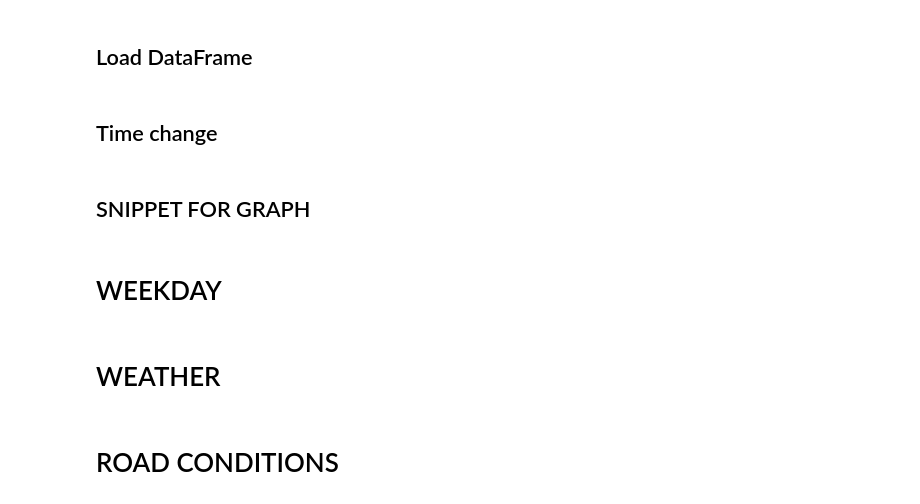
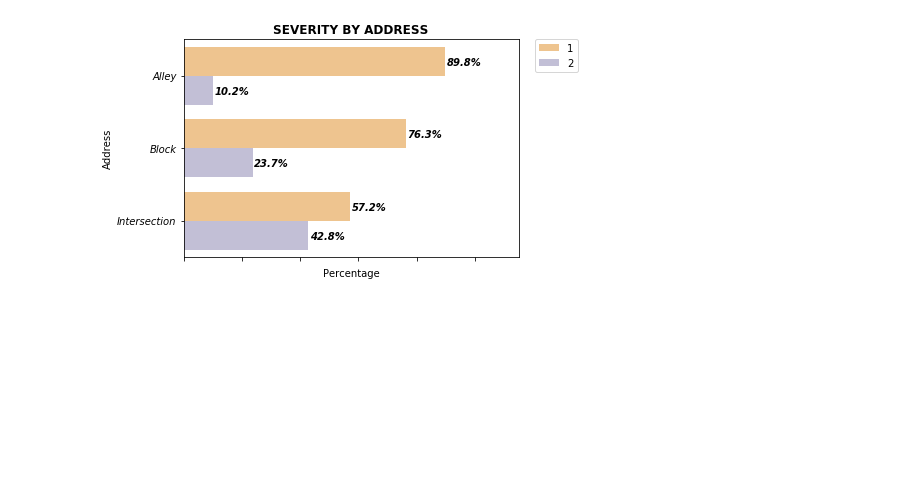
Before and after one commit to Antonio141/Coursera_Capstone, a Jupyter notebook: provaaa.ipynb, the cells around one changed output. Drawn from its saved outputs; the diff is of its cells as text; code cells hidden in the pictures; blank space fills up the shorter version.

```diff
--- a/provaaa.ipynb
+++ b/provaaa.ipynb
@@ -3,38 +3,41 @@ import pandas as pd
 import numpy as np
 import matplotlib.pyplot as plt
 import seaborn as sns
+
+df = pd.read_csv('D:/personale/MACHINELEARNING/IBM/capstone/file_for_graphs.csv')
-# %% [markdown]
-## Load DataFrame
-# %%
-df = pd.read_csv('D:/personale/MACHINELEARNING/IBM/capstone/df_district.csv')
-pd.set_option('display.max_rows', None)
-pd.set_option('display.max_columns', None)
-# %% [markdown]
-## Time change
-# %% [markdown]
-## SNIPPET FOR GRAPH
 # %%
-# temp= df.groupby(['UNDERINFL', 'DISTRICT'])['SEVERITYCODE'].value_counts(normalize=True).mul(100).rename('percentage').reset_index().sort_index()
-# # temp
-# # figsize=(6,6)
-# plt.figure()
-# chart = sns.barplot(data = temp, x = 'percentage', y= 'UNDERINFL', hue= 'SEVERITYCODE', linewidth=2, palette='PuOr')
-# chart.set_title('SEVERITY BY CYCLISTS INVOLVED', weight='bold')
-# chart.set_xticklabels(chart.get_xticklabels(), rotation=45, horizontalalignment='right')
-# chart.set_yticklabels(chart.get_yticklabels(), rotation=0, horizontalalignment='right', style='italic')
-# chart.set_xlabel('Percentage')
-# chart.set_ylabel('Cyclists Involved')
-# chart.set_xbound(upper=115)
-# # chart.set_ybound(lower=-1,upper=10)
+# df['VEHCOUNT'].unique()
+# df['VEHCOUNT'].replace( \
+# to_replace=('0','1','2','3 or more','3',4,5,6), \
+# value=('Zero','One','Two','Three or more','Three or more','Four','Five','Six or more'), \
+# inplace=True)
 
-# plt.legend(bbox_to_anchor=(1.05, 1), loc=2, borderaxespad=0.)
+temp= df.groupby(['ADDRTYPE'])['SEVERITYCODE'].value_counts(normalize=True).mul(100).rename('percentage').reset_index().sort_index()
 
-# total=100
-# new_value=0.5
-# for p in chart.patches:
-#         percent = '{:.1f}%'.format(100 * p.get_width()/total)
-#         x =  p.get_width() + .5
-#         y = p.get_y() + p.get_height() - .15
-#         chart.annotate(percent, (x, y), fontsize=10, color='k', weight='bold', style='italic')
+plt.figure()
+chart = sns.barplot(data = temp, x = 'percentage', y= 'ADDRTYPE', hue= 'SEVERITYCODE', linewidth=2, palette='PuOr')
+# , order=('Zero','One','Two','Three','Four','Five','Six or more')
+chart.set_title('SEVERITY BY ADDRESS', weight='bold')
+chart.set_xticklabels(chart.get_xticklabels(), rotation=45, horizontalalignment='right')
+chart.set_yticklabels(chart.get_yticklabels(), rotation=0, horizontalalignment='right', style='italic')
+chart.set_xlabel('Percentage')
+chart.set_ylabel('Address')
+chart.set_xbound(upper=115)
+# chart.set_ybound(lower=-1,upper=10)
+
+plt.legend(bbox_to_anchor=(1.05, 1), loc=2, borderaxespad=0.)
+
+total=100
+new_value=0.5
+for p in chart.patches:
+        percent = '{:.1f}%'.format(100 * p.get_width()/total)
+        x =  p.get_width() + .5
+        y = p.get_y() + p.get_height() - .15
+        chart.annotate(percent, (x, y), fontsize=10, color='k', weight='bold', style='italic')
+
+# df['PERSONCOUNT'].replace( \
+# value=(0,1,2,3,4,5,'6 or more'), \
+# to_replace=('Zero','One','Two','Three','Four','Five','Six or more'), \
+# inplace=True)
+# %% [output]
+[figure, added]
-# %% [markdown]
-# WEEKDAY
@@ -47,2 +43,0 @@ pd.set_option('display.max_columns', None)
-# %% [markdown]
-# WEATHER
@@ -53,2 +43,0 @@ pd.set_option('display.max_columns', None)
-# %% [markdown]
-# ROAD CONDITIONS
```
Also changed, not shown: parts of 12 cells of this notebook, 2 other files.
